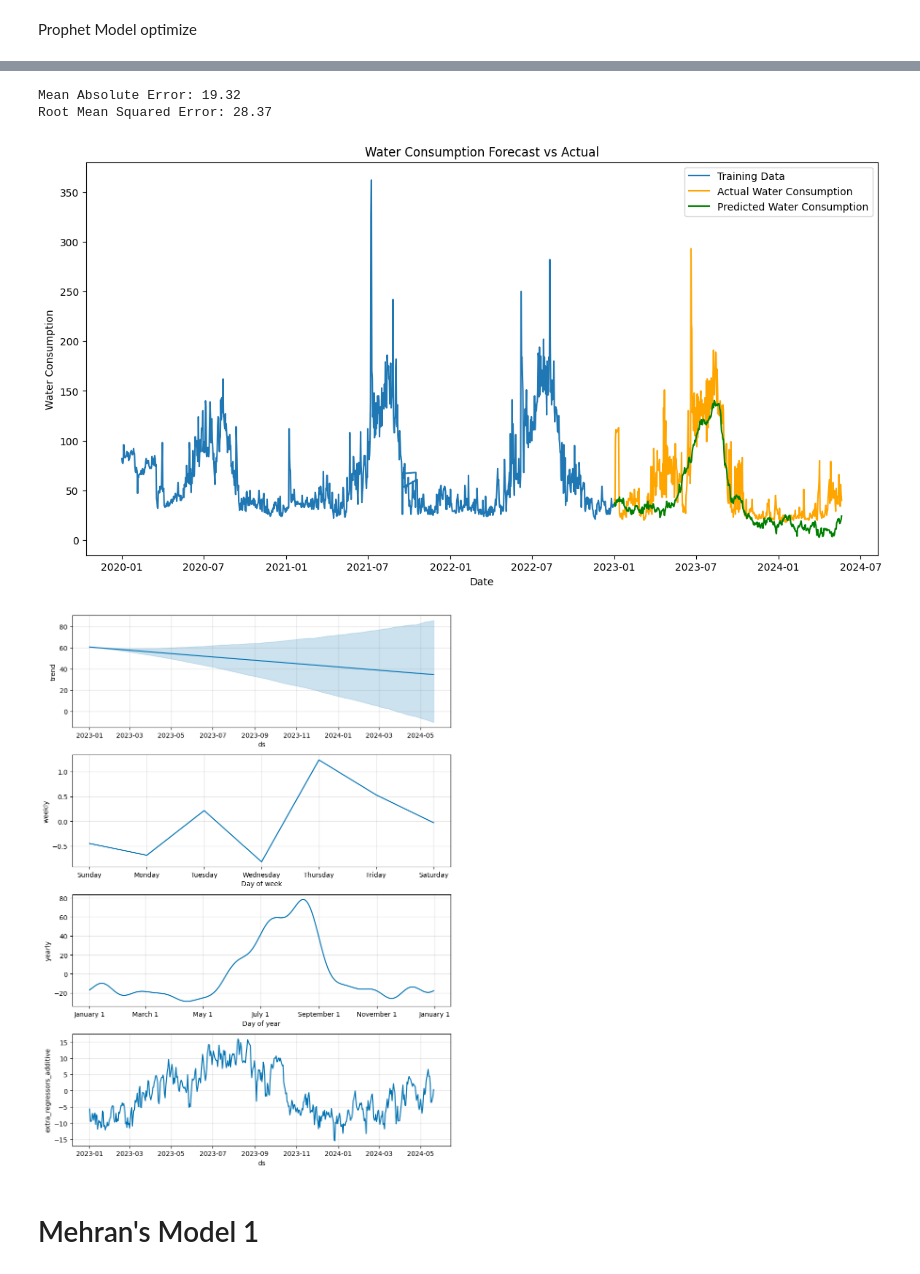
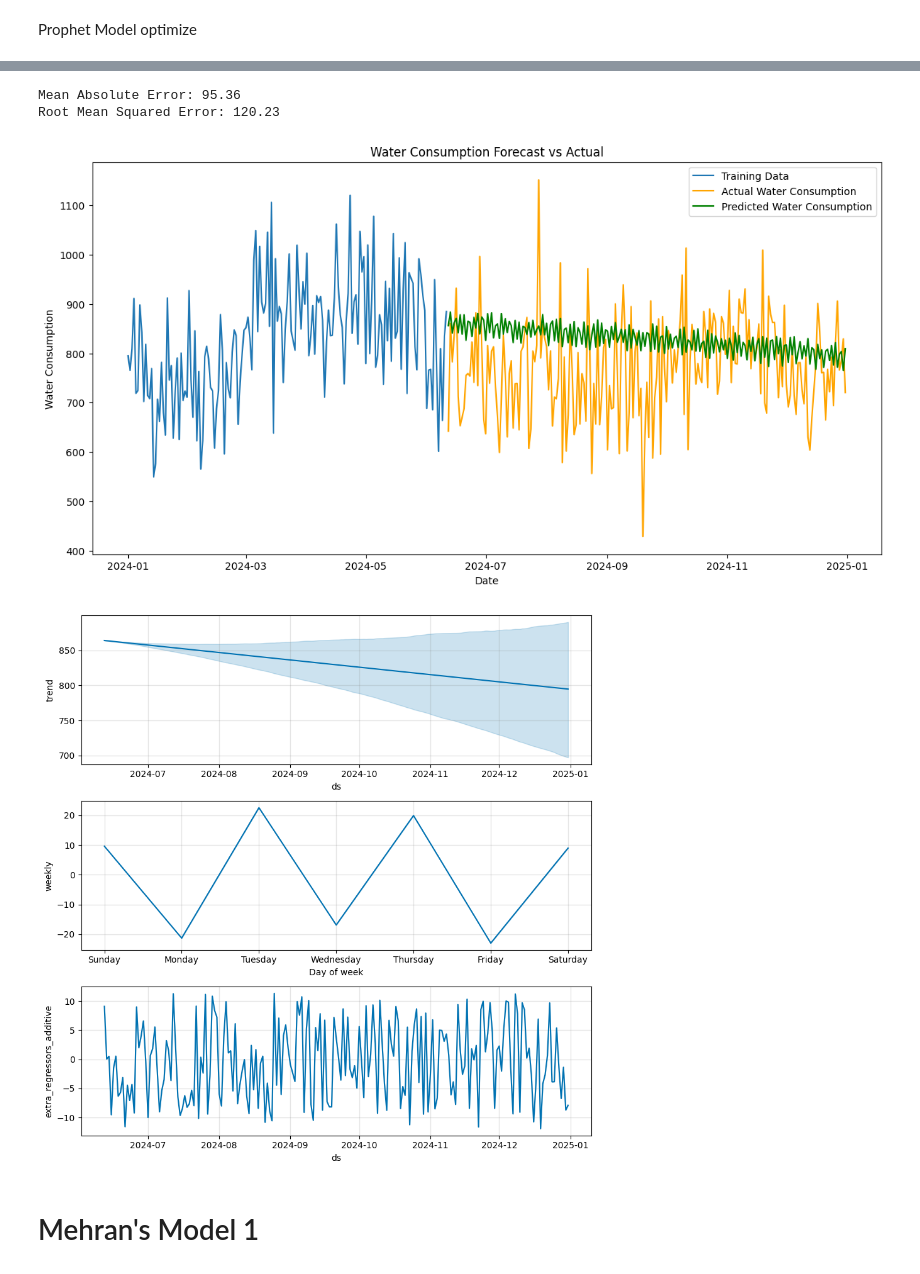
Before and after one commit to albinvar/hydrolink-plus, a Jupyter notebook: Water_Consumption_Forcasting.ipynb, the cells around one changed output, grey strips where cells are left out. Saved outputs shown, nothing was run; the diff lists cells and outputs as text; code cells hidden in the pictures.

```diff
--- a/Water_Consumption_Forcasting.ipynb
+++ b/Water_Consumption_Forcasting.ipynb
@@ -1050,10 +1050,10 @@ from sklearn.metrics import mean_absolute_error, mean_squared_error
 import numpy as np
 
 # Load data
-df = pd.read_csv('Data1.csv')
+df = pd.read_csv('Kerala_Household_Water_Consumption.csv')
 
 # Prepare data
-df['Date'] = pd.to_datetime(df['Date'], format='%m/%d/%Y')
+df['Date'] = pd.to_datetime(df['Date'], dayfirst=True)
 df = df.rename(columns={'Date': 'ds', 'Value': 'y'})
 
 # Handle missing values in 'y'
@@ -1066,7 +1066,7 @@ regressors = ['tmax']
 df[regressors] = df[regressors].interpolate()
 
 # Split data into training and testing sets
-split_date = '2023-01-01'
+split_date = '2024-06-12'
 train = df[df['ds'] < split_date].copy()
 test = df[df['ds'] >= split_date].copy()
 
@@ -1123,8 +1124,8 @@ INFO:cmdstanpy:Chain [1] start processing
 INFO:cmdstanpy:Chain [1] done processing
-Mean Absolute Error: 19.32
-Root Mean Squared Error: 28.37
+Mean Absolute Error: 95.36
+Root Mean Squared Error: 120.23
-[figure, old version]
+[figure, new version]
-[figure, old version]
+[figure, new version]
 # %% [markdown]
 # Mehran's Model 1
 # %%
```
Also changed, not shown: parts of 5 cells of this notebook.
